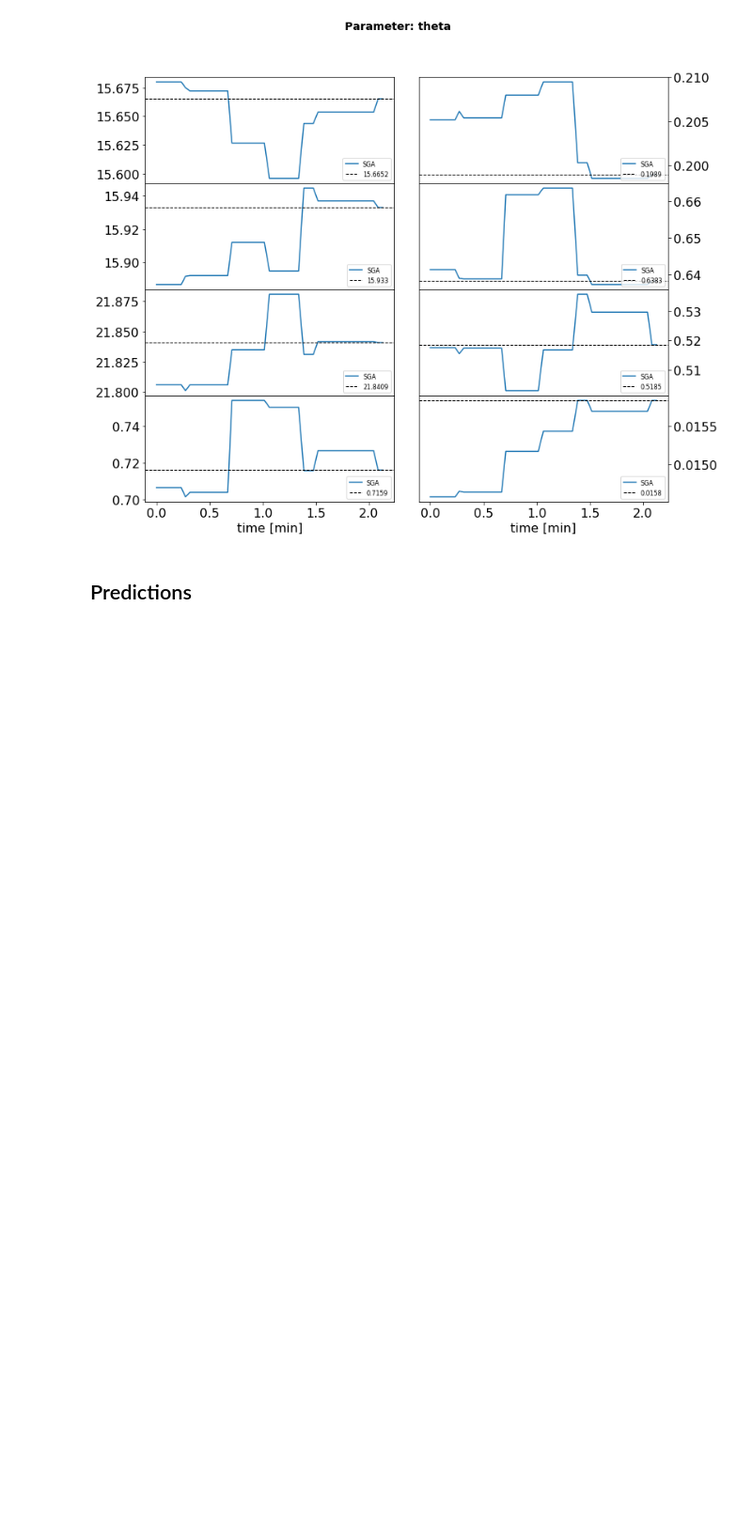
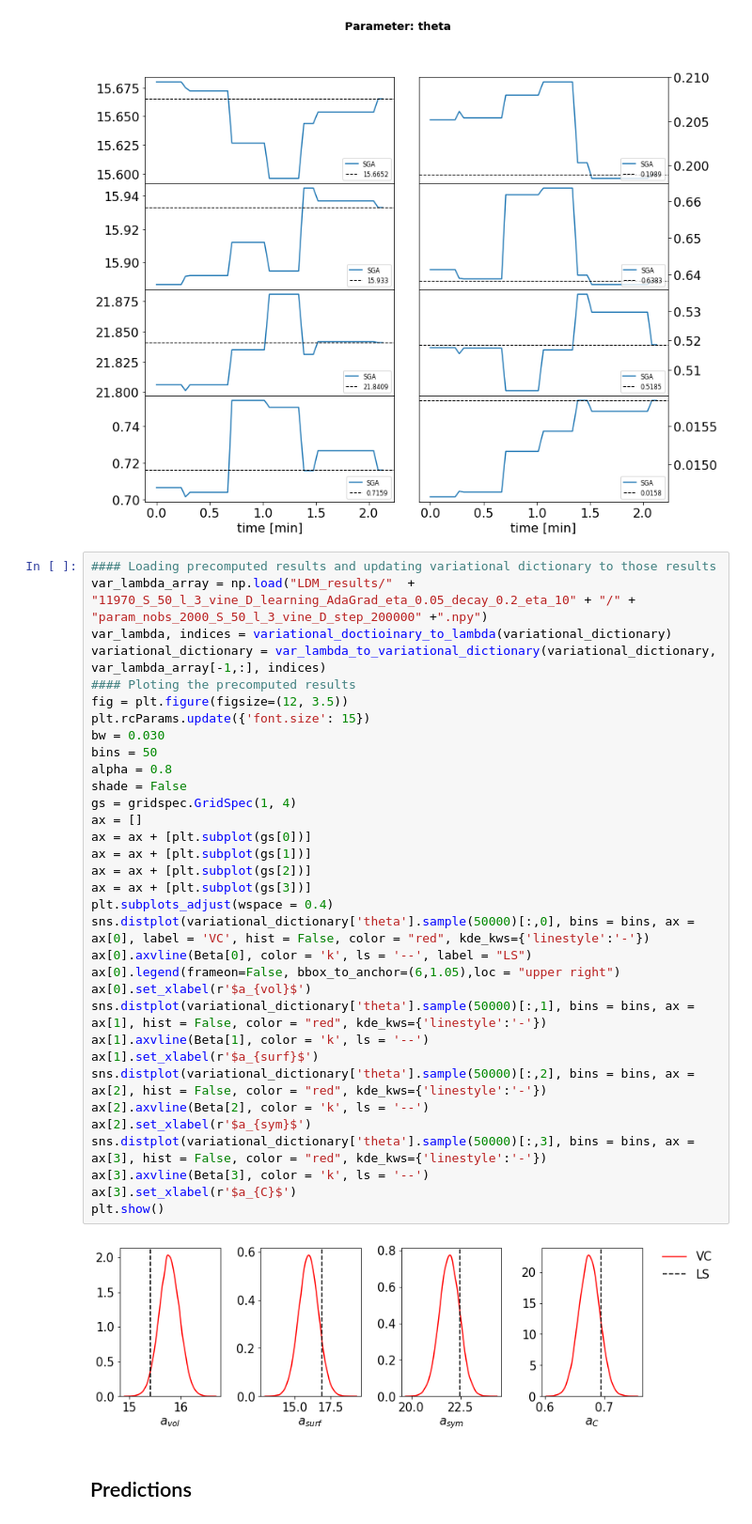
Before and after one commit to kejzlarv/VBI_Calibration, a Jupyter notebook: Variational_calibration.ipynb, the cells around one changed output. Shown at 94% size. Saved outputs shown, nothing was run; the diff lists cells and outputs as text; blank space fills up the shorter version.

```diff
--- a/Variational_calibration.ipynb
+++ b/Variational_calibration.ipynb
@@ -4770,6 +4763,41 @@ time_counter, var_lambda_array, overdispersed_tau_array = VC_calibration_hyper_R
 variational_approximation_plot_param(var_lambda_array, param_a = 1, parameter = "theta", time_steps= time_counter, cutoff = len(var_lambda_array))
 # %% [output]
 [figure]
+# %%
+#### Loading precomputed results and updating variational dictionary to those results
+var_lambda_array = np.load("LDM_results/"  + "11970_S_50_l_3_vine_D_learning_AdaGrad_eta_0.05_decay_0.2_eta_10" + "/" +  "param_nobs_2000_S_50_l_3_vine_D_step_200000" +".npy")
+var_lambda, indices = variational_doctioinary_to_lambda(variational_dictionary)
+variational_dictionary = var_lambda_to_variational_dictionary(variational_dictionary, var_lambda_array[-1,:], indices)
+#### Ploting the precomputed results
+fig = plt.figure(figsize=(12, 3.5))
+plt.rcParams.update({'font.size': 15})
+bw = 0.030
+bins = 50
+alpha = 0.8
+shade = False
+gs = gridspec.GridSpec(1, 4)
+ax = []
+ax = ax + [plt.subplot(gs[0])]
+ax = ax + [plt.subplot(gs[1])]
+ax = ax + [plt.subplot(gs[2])]
+ax = ax + [plt.subplot(gs[3])]
+plt.subplots_adjust(wspace = 0.4)
+sns.distplot(variational_dictionary['theta'].sample(50000)[:,0], bins = bins, ax = ax[0], label = 'VC', hist = False, color = "red", kde_kws={'linestyle':'-'})
+ax[0].axvline(Beta[0], color = 'k', ls = '--', label = "LS")
+ax[0].legend(frameon=False, bbox_to_anchor=(6,1.05),loc = "upper right")
+ax[0].set_xlabel(r'$a_{vol}$')
+sns.distplot(variational_dictionary['theta'].sample(50000)[:,1], bins = bins, ax = ax[1], hist = False, color = "red", kde_kws={'linestyle':'-'})
+ax[1].axvline(Beta[1], color = 'k', ls = '--')
+ax[1].set_xlabel(r'$a_{surf}$')
+sns.distplot(variational_dictionary['theta'].sample(50000)[:,2], bins = bins, ax = ax[2], hist = False, color = "red", kde_kws={'linestyle':'-'})
+ax[2].axvline(Beta[2], color = 'k', ls = '--')
+ax[2].set_xlabel(r'$a_{sym}$')
+sns.distplot(variational_dictionary['theta'].sample(50000)[:,3], bins = bins, ax = ax[3], hist = False, color = "red", kde_kws={'linestyle':'-'})
+ax[3].axvline(Beta[3], color = 'k', ls = '--')
+ax[3].set_xlabel(r'$a_{C}$')
+plt.show()
+# %% [output]
+[figure, added]
 # %% [markdown]
 ## Predictions
 # %%
```
Also changed, not shown: parts of 2 cells of this notebook, 44 other files.
